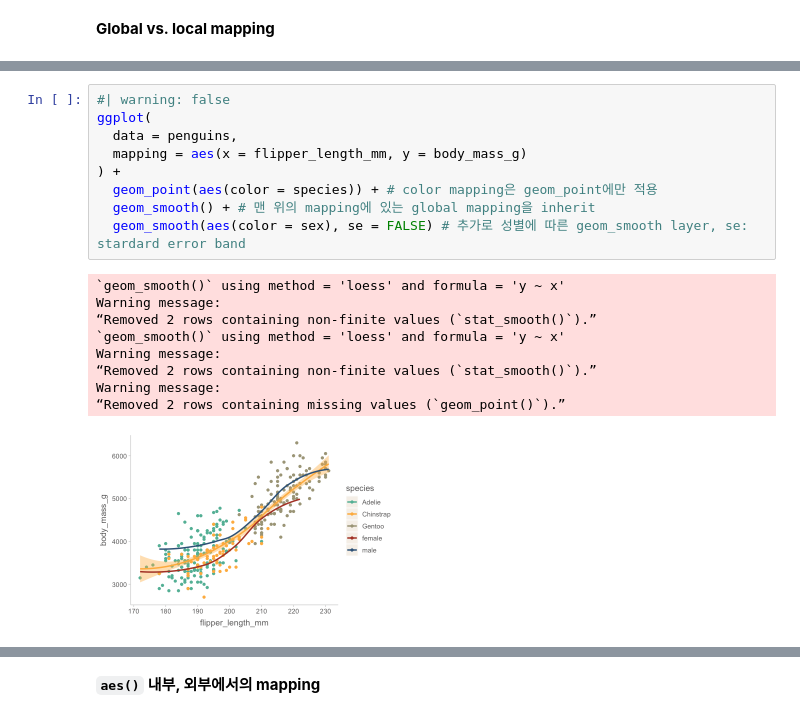
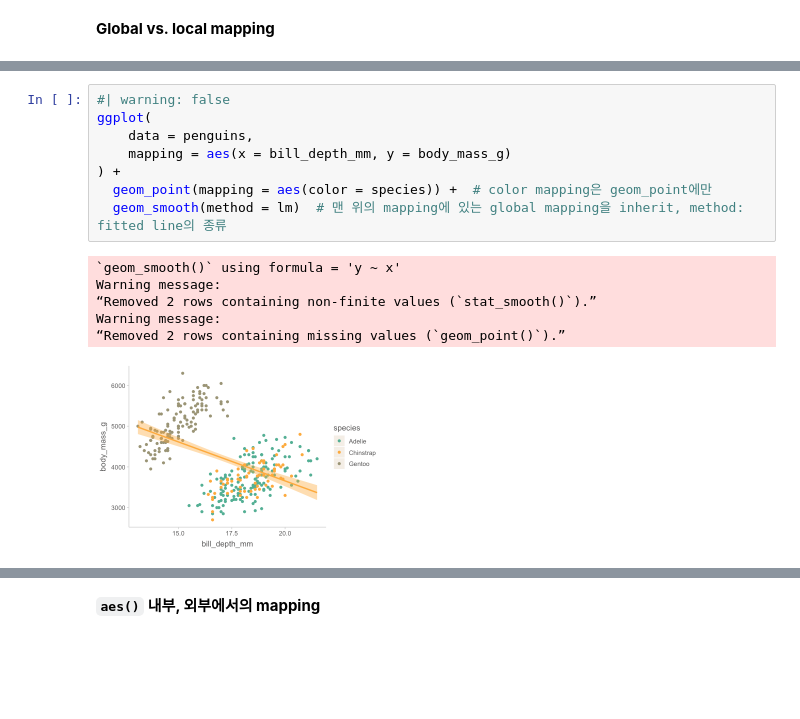
Before and after one commit to skcho13/statisticalmodelling, a Jupyter notebook: contents/visualize.ipynb, the cells around one changed output, grey strips where cells are left out. Saved outputs shown, nothing was run; the diff lists cells and outputs as text; blank space fills up the shorter version.

```diff
--- a/contents/visualize.ipynb
+++ b/contents/visualize.ipynb
@@ -277,19 +288,15 @@ Warning message:
 # %%
 #| warning: false
 ggplot(
-  data = penguins,
-  mapping = aes(x = flipper_length_mm, y = body_mass_g)
+    data = penguins,
+    mapping = aes(x = bill_depth_mm, y = body_mass_g)
 ) +
-  geom_point(aes(color = species)) + # color mapping은 geom_point에만 적용
-  geom_smooth() + # 맨 위의 mapping에 있는 global mapping을 inherit
-  geom_smooth(aes(color = sex), se = FALSE) # 추가로 성별에 따른 geom_smooth layer, se: stardard error band
+  geom_point(mapping = aes(color = species)) +  # color mapping은 geom_point에만
+  geom_smooth(method = lm)  # 맨 위의 mapping에 있는 global mapping을 inherit, method: fitted line의 종류
 # %% [output]
-`geom_smooth()` using method = 'loess' and formula = 'y ~ x'
-Warning message:
-“Removed 2 rows containing non-finite values (`stat_smooth()`).”
-`geom_smooth()` using method = 'loess' and formula = 'y ~ x'
+`geom_smooth()` using formula = 'y ~ x'
 Warning message:
 “Removed 2 rows containing non-finite values (`stat_smooth()`).”
 Warning message:
 “Removed 2 rows containing missing values (`geom_point()`).”
-[figure, old version]
+[figure, new version]
```
Also changed, not shown: parts of 32 cells of this notebook, 59 other files.
